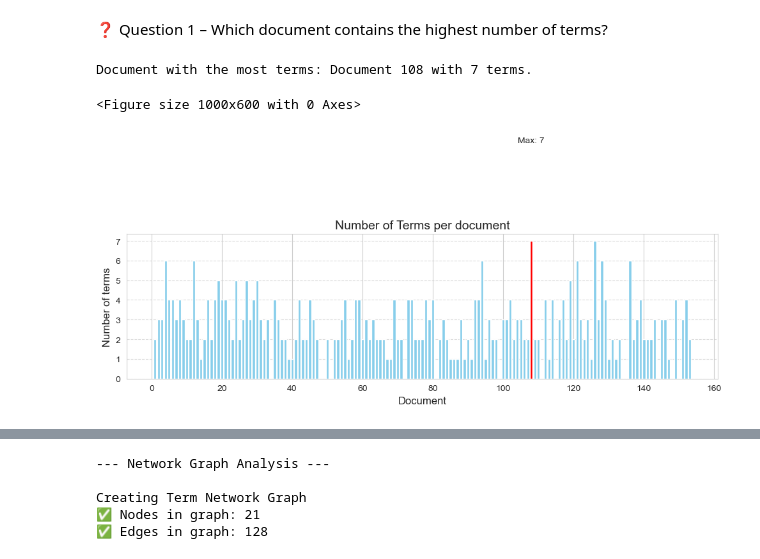
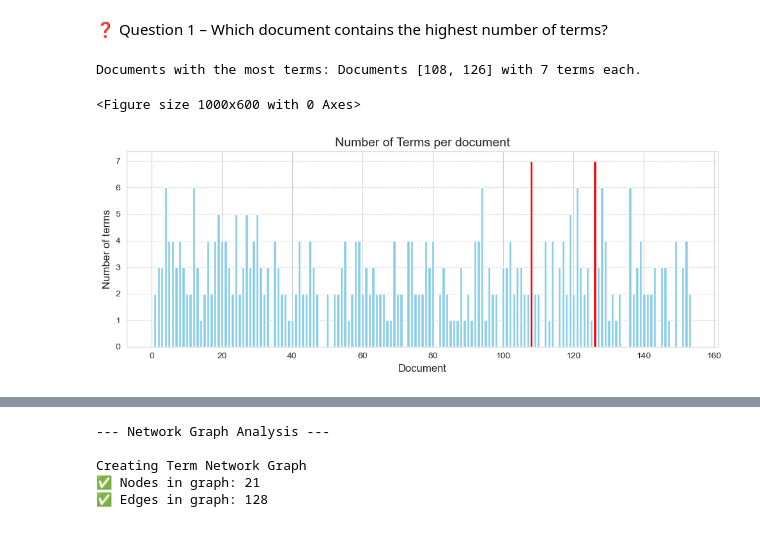
Before and after one commit to dami013/Terms, a Jupyter notebook: terms_link_analysis.ipynb, the cells around one changed output, grey strips where cells are left out. Drawn from its saved outputs; the diff is of its cells as text; code cells hidden in the pictures.

```diff
--- a/terms_link_analysis.ipynb
+++ b/terms_link_analysis.ipynb
@@ -197,46 +199,39 @@ This section includes some exploratory questions to better understand the datase
 # %% [markdown]
 ❓ Question 1 – Which document contains the highest number of terms?
 # %%
-import matplotlib.pyplot as plt
-import numpy as np
-
 # Semplifichiamo il grafico
 plt.figure(figsize=(10, 6))
 plt.bar(doc_term_count.index, doc_term_count.values, color='skyblue')
-
 # Aggiungiamo titoli chiari
 plt.title('Numero di termini per documento', fontsize=14)
 plt.xlabel('Documento', fontsize=12)
 plt.ylabel('Numero di termini', fontsize=12)
 
-# Evidenziamo il documento con più termini
-max_doc = doc_term_count.idxmax()
+# Evidenziamo TUTTI i documenti con il massimo numero di termini
 max_value = doc_term_count.max()
+max_docs = doc_term_count[doc_term_count == max_value].index.tolist()
+
+# Creiamo una lista di colori con rosso per tutti i documenti con valore massimo
 colors = ['skyblue'] * len(doc_term_count)
-colors[doc_term_count.index.get_loc(max_doc)] = 'red'
-print(f"Document with the most terms: Document {max_doc} with {max_value} terms.")
-# Ricreiamo il grafico con il documento massimo evidenziato
+for max_doc in max_docs:
+    colors[doc_term_count.index.get_loc(max_doc)] = 'red'
+
+print(f"Documents with the most terms: Documents {max_docs} with {max_value} terms each.")
+
+# Ricreiamo il grafico con TUTTI i documenti massimi evidenziati
 plt.clf()
-plt.figure(figsize=(10, 6))
+plt.figure(figsize=(10, 4))
 plt.bar(doc_term_count.index, doc_term_count.values, color=colors)
-
-# Aggiungiamo un'etichetta per il massimo
-plt.annotate(f'Max: {max_value}',
-             xy=(max_doc, max_value),
-             xytext=(max_doc, max_value + 5),
-             ha='center')
-
 plt.title('Number of Terms per document', fontsize=14)
 plt.xlabel('Document', fontsize=12)
 plt.ylabel('Number of terms', fontsize=12)
 plt.grid(axis='y', linestyle='--', alpha=0.7)
-
 plt.tight_layout()
 plt.show()
 # %% [output]
-Document with the most terms: Document 108 with 7 terms.
+Documents with the most terms: Documents [108, 126] with 7 terms each.
 <Figure size 1000x600 with 0 Axes>
-[figure, old version]
+[figure, new version]
 # %%
 print("\n--- Co-occurrence Analysis ---")
 # Group by document to get list of terms in each document
```
Also changed, not shown: parts of 8 cells of this notebook.
